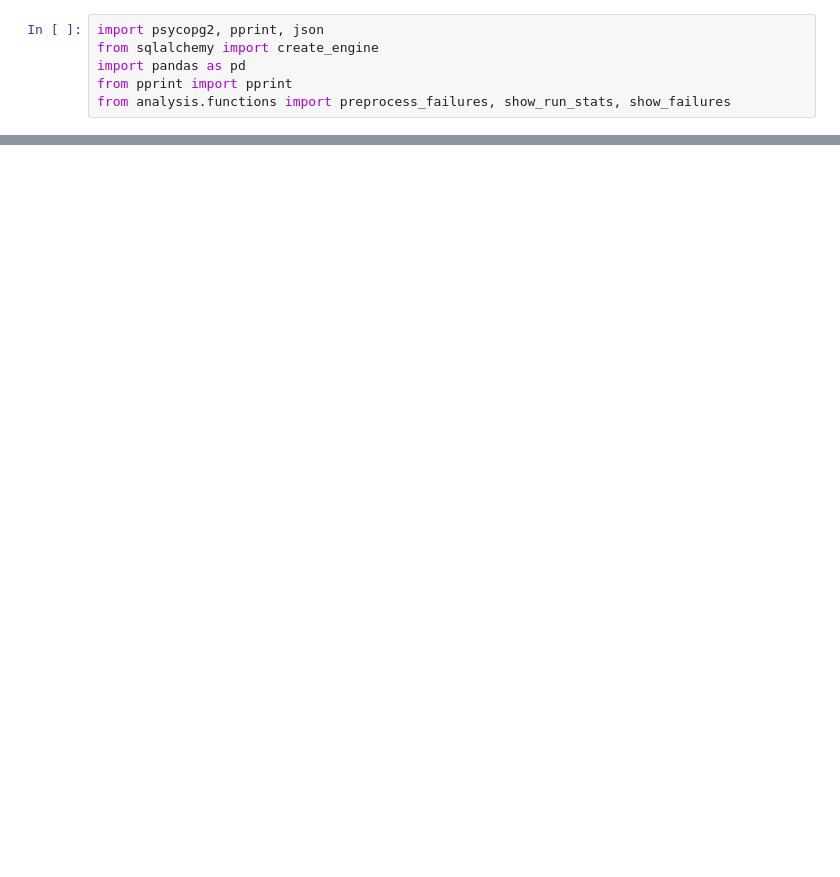
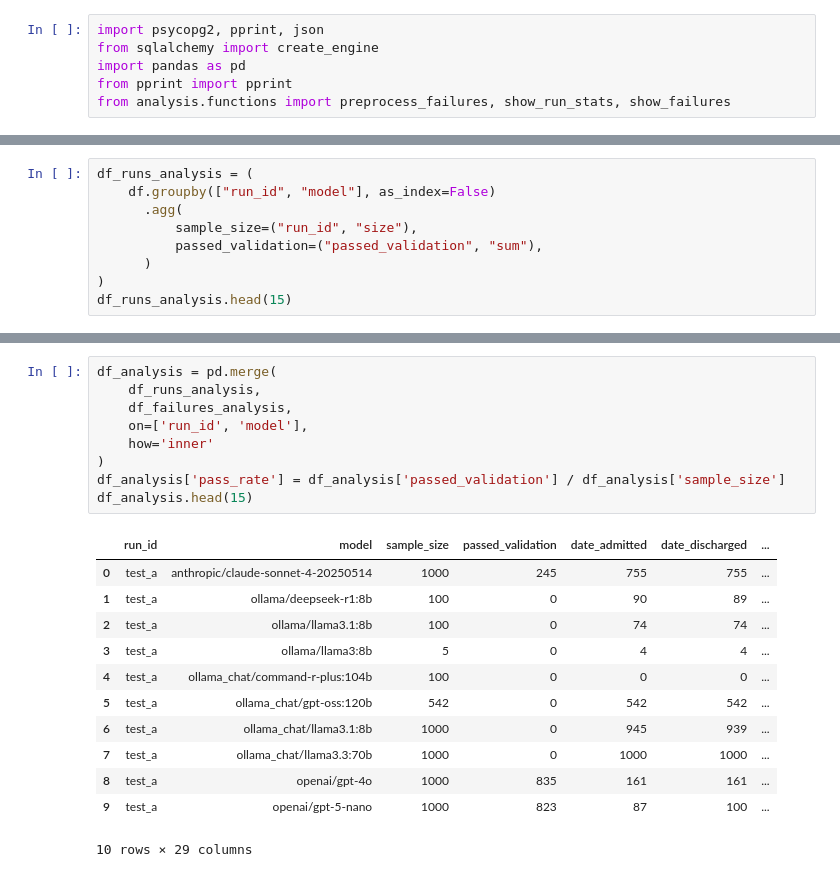
Before and after one commit to pjkrupa/capstone, a Jupyter notebook: OpenAI-response-research.ipynb, the cells around one changed output, grey strips where cells are left out. Drawn from its saved outputs; the diff is of its cells as text; blank space fills up the shorter version.

```diff
--- a/OpenAI-response-research.ipynb
+++ b/OpenAI-response-research.ipynb
@@ -267,0 +115,9 @@ pprint(schema)
+# %%
+df_runs_analysis = (
+    df.groupby(["run_id", "model"], as_index=False)
+      .agg(
+          sample_size=("run_id", "size"),
+          passed_validation=("passed_validation", "sum"),
+      )
+)
+df_runs_analysis.head(15)
@@ -267,0 +157,22 @@ pprint(schema)
+# %%
+df_analysis = pd.merge(
+    df_runs_analysis,
+    df_failures_analysis,
+    on=['run_id', 'model'],
+    how='inner'
+)
+df_analysis['pass_rate'] = df_analysis['passed_validation'] / df_analysis['sample_size']
+df_analysis.head(15)
+# %% [output]
+|  | run_id | model | sample_size | passed_validation | date_admitted | date_discharged | ... |
+| 0 | test_a | anthropic/claude-sonnet-4-20250514 | 1000 | 245 | 755 | 755 | ... |
+| 1 | test_a | ollama/deepseek-r1:8b | 100 | 0 | 90 | 89 | ... |
+| 2 | test_a | ollama/llama3.1:8b | 100 | 0 | 74 | 74 | ... |
+| 3 | test_a | ollama/llama3:8b | 5 | 0 | 4 | 4 | ... |
+| 4 | test_a | ollama_chat/command-r-plus:104b | 100 | 0 | 0 | 0 | ... |
+| 5 | test_a | ollama_chat/gpt-oss:120b | 542 | 0 | 542 | 542 | ... |
+| 6 | test_a | ollama_chat/llama3.1:8b | 1000 | 0 | 945 | 939 | ... |
+| 7 | test_a | ollama_chat/llama3.3:70b | 1000 | 0 | 1000 | 1000 | ... |
+| 8 | test_a | openai/gpt-4o | 1000 | 835 | 161 | 161 | ... |
+| 9 | test_a | openai/gpt-5-nano | 1000 | 823 | 87 | 100 | ... |
+10 rows × 29 columns
```
Also changed, not shown: parts of 54 cells of this notebook, 15 other files.
